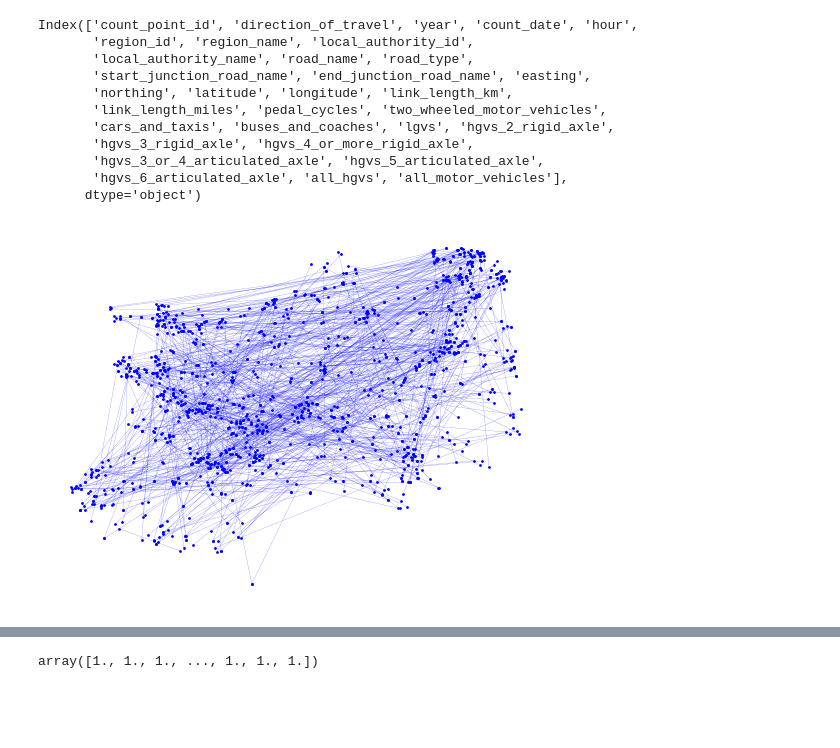
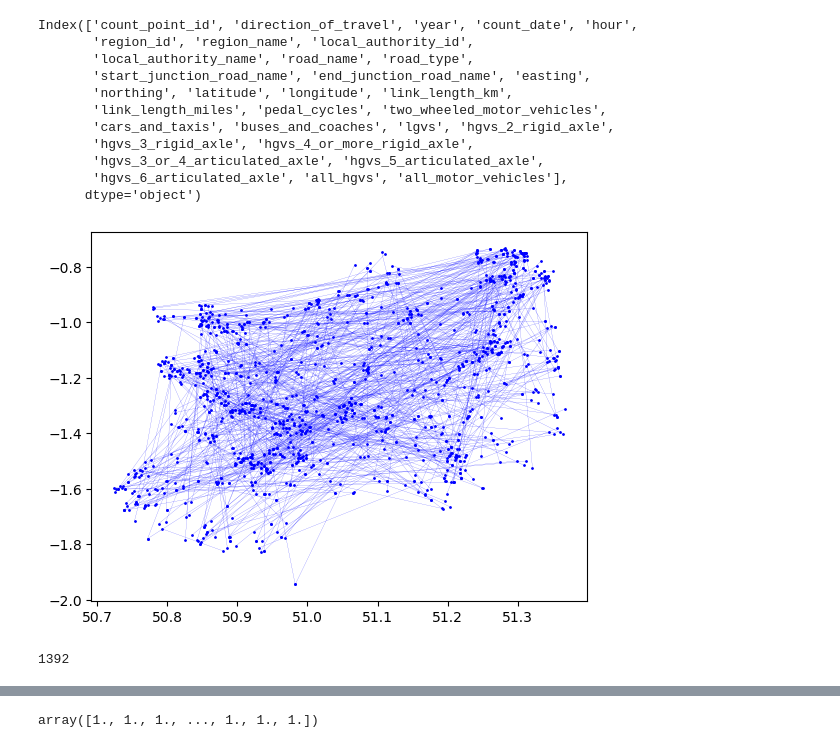
Before and after one commit to electric-berry/base, a Jupyter notebook: data_collection/traffic.ipynb, the cells around one changed output, grey strips where cells are left out. Drawn from its saved outputs; the diff is of its cells as text; code cells hidden in the pictures; blank space fills up the shorter version.

```diff
--- a/data_collection/traffic.ipynb
+++ b/data_collection/traffic.ipynb
@@ -41,13 +41,11 @@ for row in csv.values:
 # %%
 from matplotlib import pyplot as plt
 counter = 0
 fig, ax = plt.subplots()
-ax.axis("off")
 for i in range(0,len(latitudes),2):
     x,y = latitudes[i],longitudes[i]
     ax.plot(latitudes[i:i+2], longitudes[i:i+2], 'bo-', linewidth=0.1, markersize=1)
     counter += 1
-ax.set(frame_on=False)
 plt.show()
 # %% [output]
-[figure, old version]
+[figure, new version]
@@ -53,0 +75,4 @@ plt.show()
+# %%
+len(latitudes)
+# %% [output]
+1392
```
Also changed, not shown: parts of 5 cells of this notebook, 2 other files.
